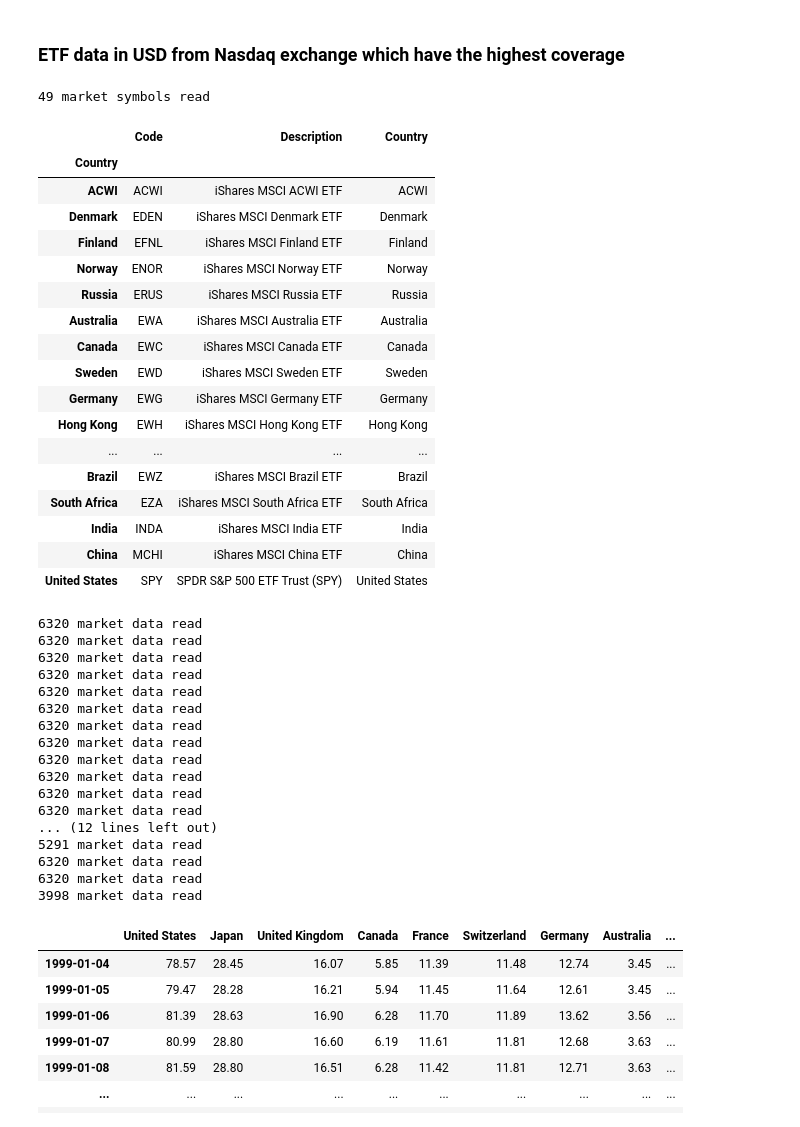
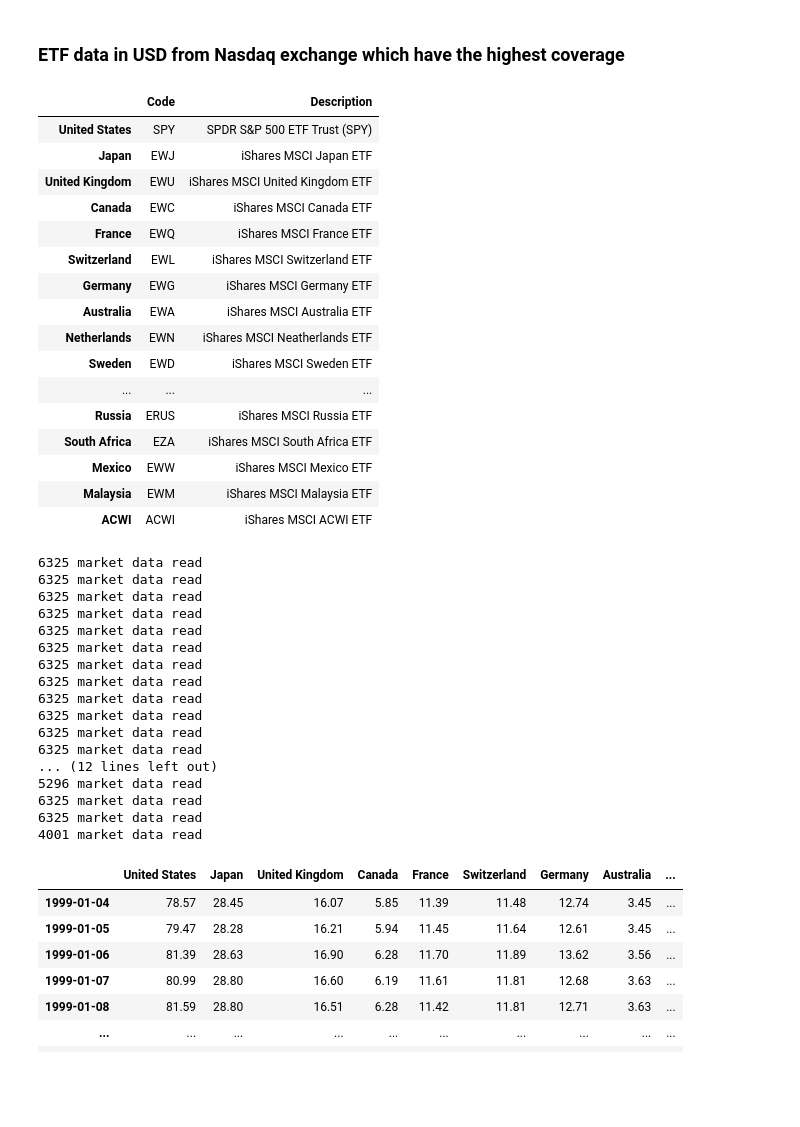
Before and after one commit to lharazin/TFM, a Jupyter notebook: Algorithm/synthetic_etfs.ipynb, the cells around one changed output. Drawn from its saved outputs; the diff is of its cells as text; code cells hidden in the pictures; blank space fills up the shorter version.

```diff
--- a/Algorithm/synthetic_etfs.ipynb
+++ b/Algorithm/synthetic_etfs.ipynb
@@ -27,58 +27,54 @@ len(selected_countries)
 # %% [markdown]
 ### ETF data in USD from Nasdaq exchange which have the highest coverage
 # %%
-sql_handler = SqlAlquemySelectMarketDataHandler()
+sql_handler = SqlAlquemySelectDataHandler()
 etfs_in_usd = sql_handler.read_market_symbols('ETF in USD')
-# %% [output]
-49 market symbols read
 # %%
-etfs = etfs_in_usd[etfs_in_usd['Country'].isin(selected_countries)]
-etfs.index = etfs['Country']
+etfs = etfs_in_usd.loc[selected_countries]
 etfs
 # %% [output]
-|  | Code | Description | Country |
-| Country |  |  |  |
-| ACWI | ACWI | iShares MSCI ACWI ETF | ACWI |
-| Denmark | EDEN | iShares MSCI Denmark ETF | Denmark |
-| Finland | EFNL | iShares MSCI Finland ETF | Finland |
-| Norway | ENOR | iShares MSCI Norway ETF | Norway |
-| Russia | ERUS | iShares MSCI Russia ETF | Russia |
-| Australia | EWA | iShares MSCI Australia ETF | Australia |
-| Canada | EWC | iShares MSCI Canada ETF | Canada |
-| Sweden | EWD | iShares MSCI Sweden ETF | Sweden |
-| Germany | EWG | iShares MSCI Germany ETF | Germany |
-| Hong Kong | EWH | iShares MSCI Hong Kong ETF | Hong Kong |
-| ... | ... | ... | ... |
-| Brazil | EWZ | iShares MSCI Brazil ETF | Brazil |
-| South Africa | EZA | iShares MSCI South Africa ETF | South Africa |
-| India | INDA | iShares MSCI India ETF | India |
-| China | MCHI | iShares MSCI China ETF | China |
-| United States | SPY | SPDR S&P 500 ETF Trust (SPY) | United States |
+|  | Code | Description |
+| United States | SPY | SPDR S&P 500 ETF Trust (SPY) |
+| Japan | EWJ | iShares MSCI Japan ETF |
+| United Kingdom | EWU | iShares MSCI United Kingdom ETF |
+| Canada | EWC | iShares MSCI Canada ETF |
+| France | EWQ | iShares MSCI France ETF |
+| Switzerland | EWL | iShares MSCI Switzerland ETF |
+| Germany | EWG | iShares MSCI Germany ETF |
+| Australia | EWA | iShares MSCI Australia ETF |
+| Netherlands | EWN | iShares MSCI Neatherlands ETF |
+| Sweden | EWD | iShares MSCI Sweden ETF |
+| ... | ... | ... |
+| Russia | ERUS | iShares MSCI Russia ETF |
+| South Africa | EZA | iShares MSCI South Africa ETF |
+| Mexico | EWW | iShares MSCI Mexico ETF |
+| Malaysia | EWM | iShares MSCI Malaysia ETF |
+| ACWI | ACWI | iShares MSCI ACWI ETF |
 # %%
 df_etfs = pd.DataFrame(index=pd.date_range('1999-01-04', '2023-12-29', freq='B'),
                        columns=selected_countries)
 
 for country in selected_countries:
     symbol = etfs.loc[country]['Code']
-    df_etfs.loc[:, country] = sql_handler.read_market_data(symbol)['Value']
+    df_etfs.loc[:, country] = sql_handler.read_market_data(symbol)
 # %% [output]
-6320 market data read
-6320 market data read
-6320 market data read
-6320 market data read
-6320 market data read
-6320 market data read
-6320 market data read
-6320 market data read
-6320 market data read
-6320 market data read
-6320 market data read
-6320 market data read
+6325 market data read
+6325 market data read
+6325 market data read
+6325 market data read
+6325 market data read
+6325 market data read
+6325 market data read
+6325 market data read
+6325 market data read
+6325 market data read
+6325 market data read
+6325 market data read
 ... (12 lines left out)
-5291 market data read
-6320 market data read
-6320 market data read
-3998 market data read
+5296 market data read
+6325 market data read
+6325 market data read
+4001 market data read
 # %%
 df_etfs = df_etfs.astype(float).round(2)
 df_etfs
```
Also changed, not shown: parts of 10 cells of this notebook, 5 other files.
